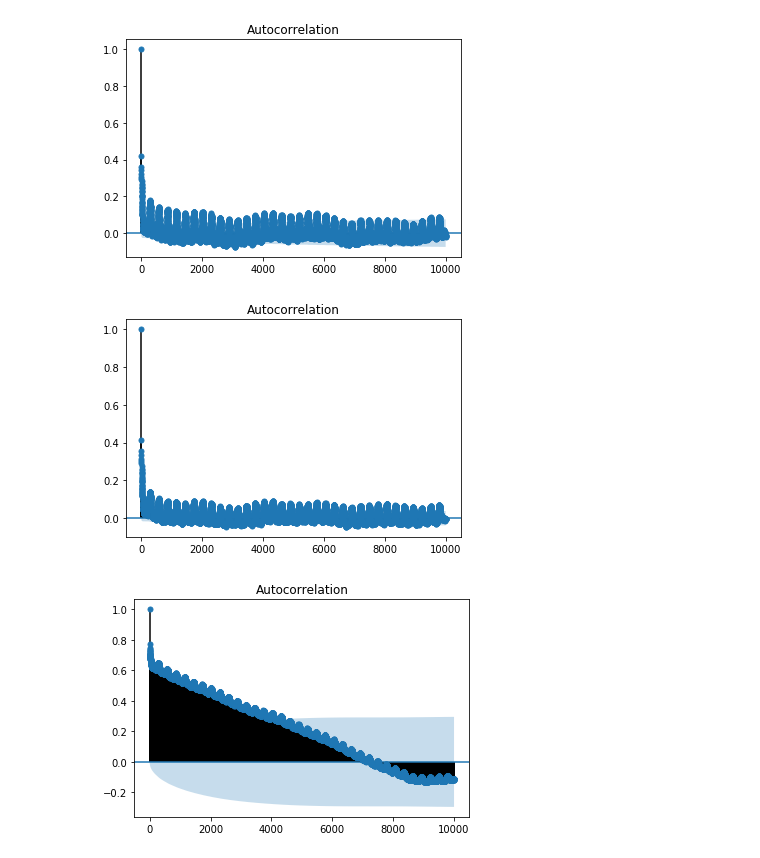
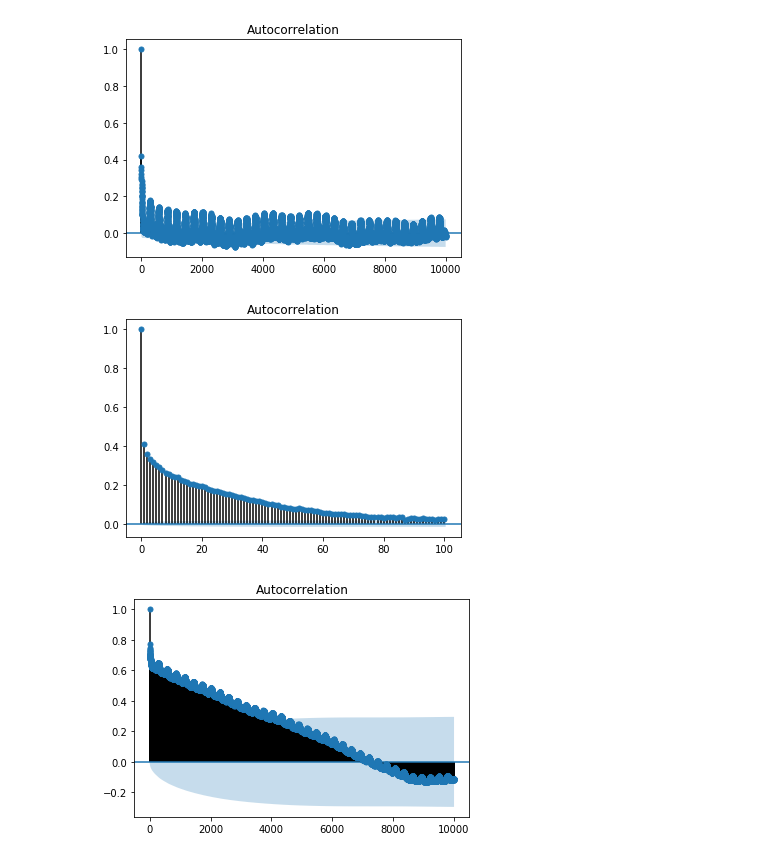
Before and after one commit to bkubsch/marginal-carbon, a Jupyter notebook: notebooks/7c_acf_trials.ipynb, the cells around one changed output. Cells and saved outputs as stored; diff of their text form; code cells hidden in the pictures.

```diff
--- a/notebooks/7c_acf_trials.ipynb
+++ b/notebooks/7c_acf_trials.ipynb
@@ -46,9 +46,9 @@ plot_acf(df_mean2.CO2E_EMISSIONS_FACTOR,lags=10000);
 [figure]
 # %%
 #note: the fact that NaNs were replaced by -1 appears to play a significant role in acf
-plot_acf(df_mean3.CO2E_EMISSIONS_FACTOR,lags=10000);
+plot_acf(df_mean3.CO2E_EMISSIONS_FACTOR,lags=100);
 # %% [output]
-[figure, old version]
+[figure, new version]
 # %%
 #note: the fact that NaNs were replaced by -1 appears to play a significant role in acf
 plot_acf(df_mean4.CO2E_EMISSIONS_FACTOR,lags=10000);
```
Also changed, not shown: parts of 7 cells of this notebook, 5 other files.
